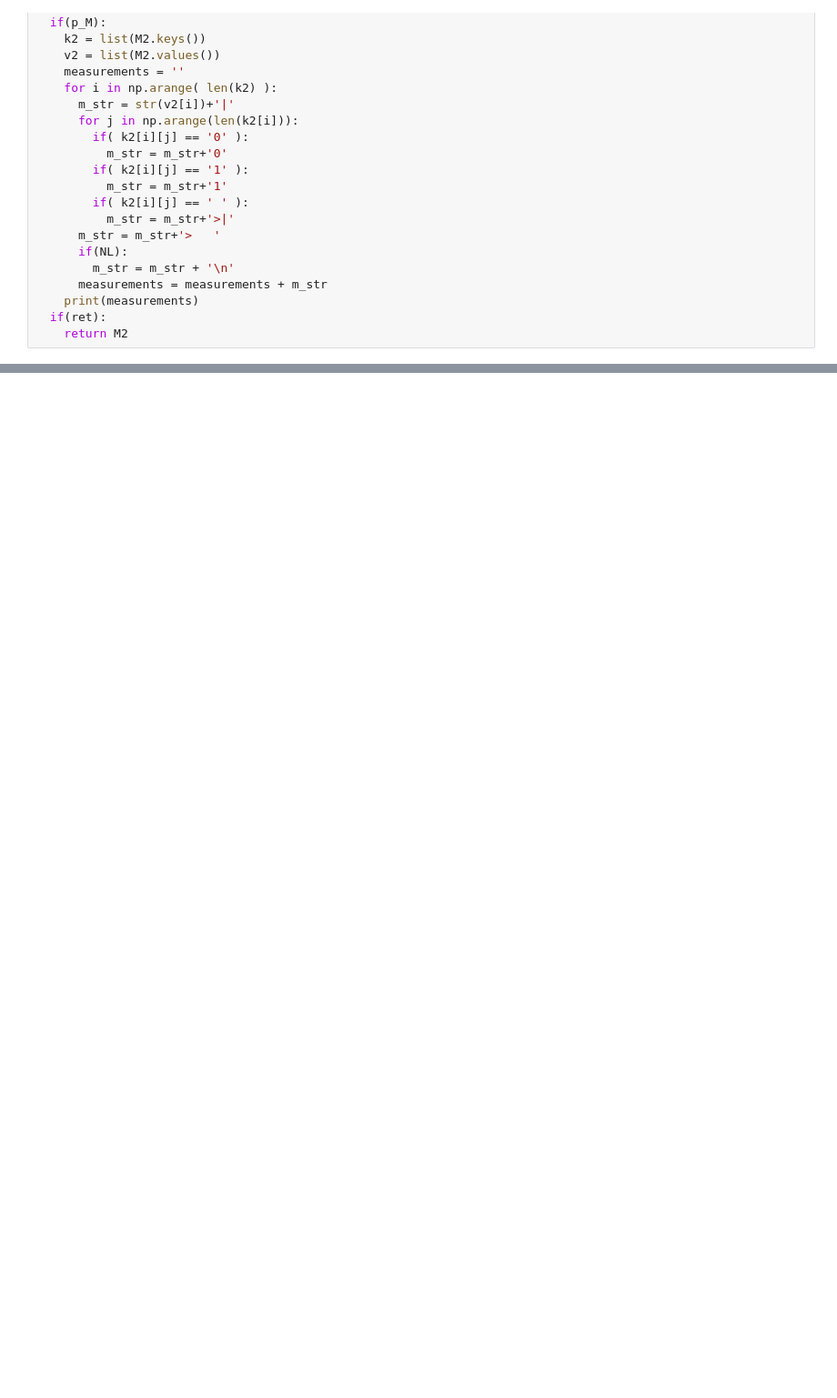
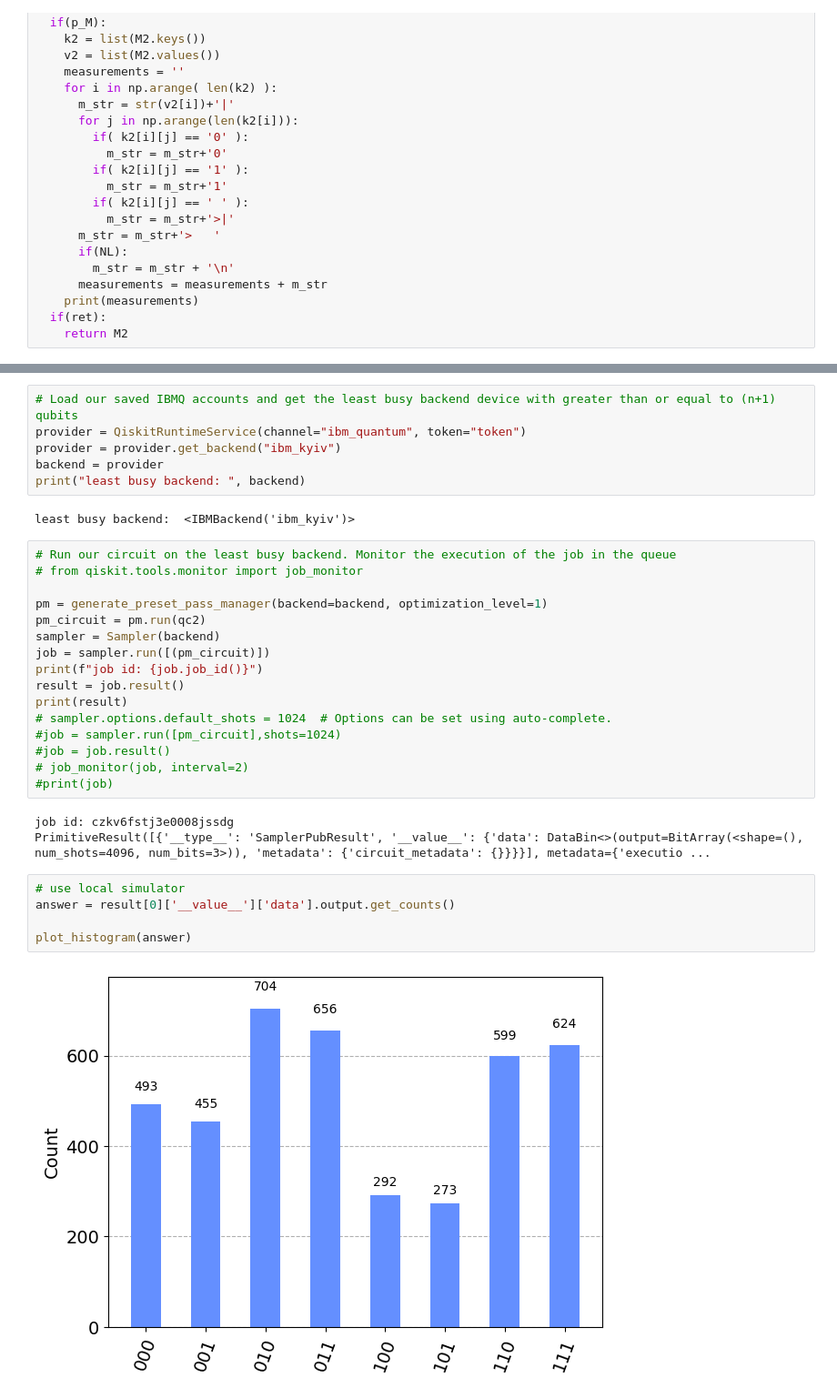
Before and after one commit to rbalak/qcml-tsp, a Jupyter notebook: tsp_qpe/TSP_4CITIES.ipynb, the cells around one changed output, grey strips where cells are left out. Shown: that part at 91% size. Cells and saved outputs as stored; diff of their text form; blank space fills up the shorter version.

```diff
--- a/tsp_qpe/TSP_4CITIES.ipynb
+++ b/tsp_qpe/TSP_4CITIES.ipynb
@@ -261,0 +306,34 @@ AttributeError: 'int' object has no attribute 'log'
+# %%
+# Load our saved IBMQ accounts and get the least busy backend device with greater than or equal to (n+1) qubits
+provider = QiskitRuntimeService(channel="ibm_quantum", token="token")
+provider = provider.get_backend("ibm_kyiv")
+backend = provider
+print("least busy backend: ", backend)
+# %% [output]
+least busy backend:  <IBMBackend('ibm_kyiv')>
+# %%
+# Run our circuit on the least busy backend. Monitor the execution of the job in the queue
+# from qiskit.tools.monitor import job_monitor
+
+pm = generate_preset_pass_manager(backend=backend, optimization_level=1)
+pm_circuit = pm.run(qc2)
+sampler = Sampler(backend)
+job = sampler.run([(pm_circuit)])
+print(f"job id: {job.job_id()}")
+result = job.result()
+print(result)
+# sampler.options.default_shots = 1024  # Options can be set using auto-complete.
+#job = sampler.run([pm_circuit],shots=1024)
+#job = job.result()
+# job_monitor(job, interval=2)
+#print(job)
+# %% [output]
+job id: czkv6fstj3e0008jssdg
+PrimitiveResult([{'__type__': 'SamplerPubResult', '__value__': {'data': DataBin<>(output=BitArray(<shape=(), num_shots=4096, num_bits=3>)), 'metadata': {'circuit_metadata': {}}}}], metadata={'executio ...
+# %%
+# use local simulator
+answer = result[0]['__value__']['data'].output.get_counts()
+
+plot_histogram(answer)
+# %% [output]
+[figure, added]
```
Also changed, not shown: parts of 10 cells of this notebook.
